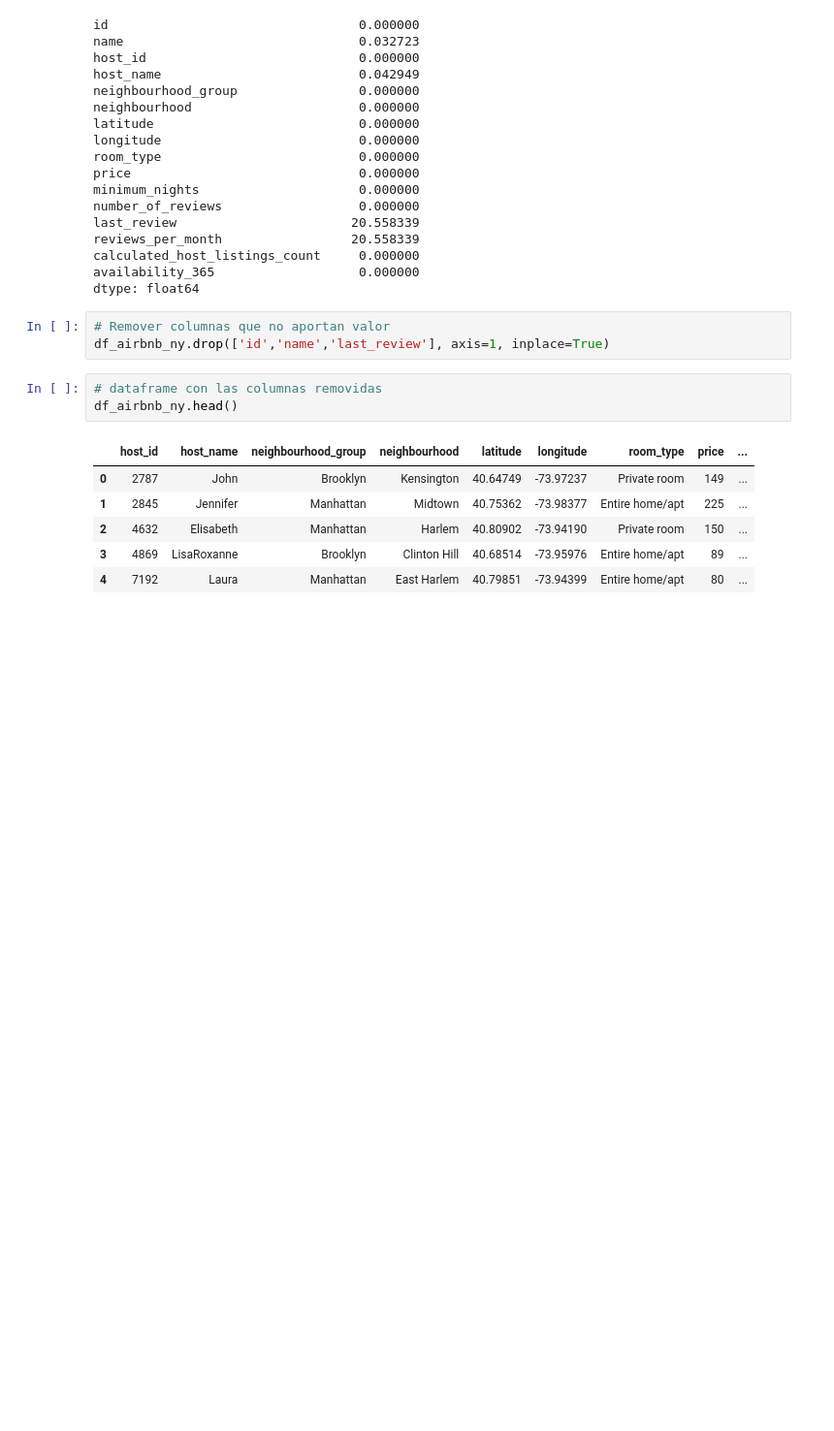
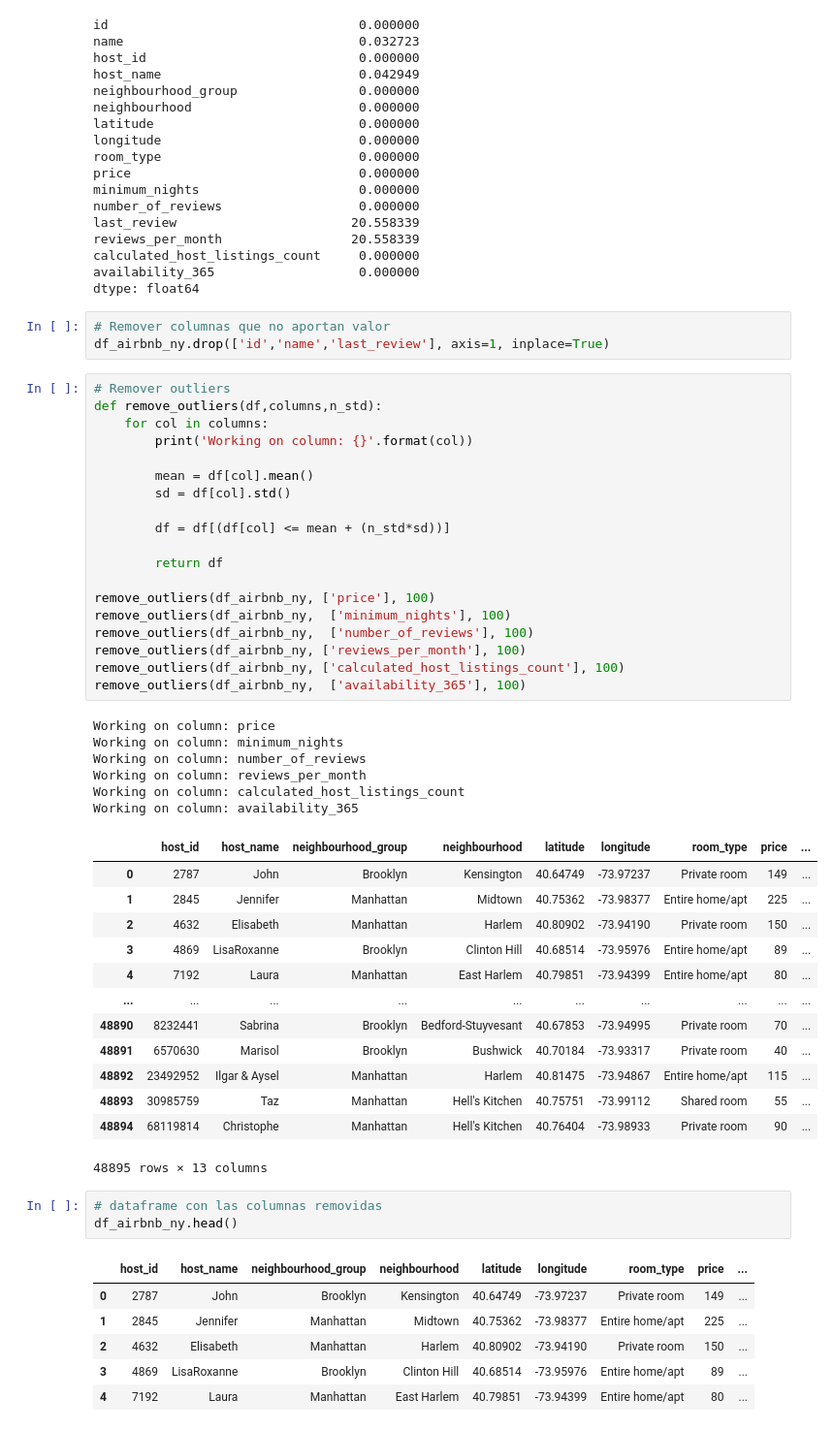
Before and after one commit to fevc08/new_york_city_airbnb_eda, a Jupyter notebook: src/explore.ipynb, the cells around one changed output. Shown at 97% size. Drawn from its saved outputs; the diff is of its cells as text; blank space fills up the shorter version.

```diff
--- a/src/explore.ipynb
+++ b/src/explore.ipynb
@@ -127,6 +127,45 @@ dtype: float64
 # %%
 # Remover columnas que no aportan valor
 df_airbnb_ny.drop(['id','name','last_review'], axis=1, inplace=True)
+# %%
+# Remover outliers
+def remove_outliers(df,columns,n_std):
+    for col in columns:
+        print('Working on column: {}'.format(col))
+
+        mean = df[col].mean()
+        sd = df[col].std()
+
+        df = df[(df[col] <= mean + (n_std*sd))]
+
+        return df
+
+remove_outliers(df_airbnb_ny, ['price'], 100)
+remove_outliers(df_airbnb_ny,  ['minimum_nights'], 100)
+remove_outliers(df_airbnb_ny,  ['number_of_reviews'], 100)
+remove_outliers(df_airbnb_ny, ['reviews_per_month'], 100)
+remove_outliers(df_airbnb_ny, ['calculated_host_listings_count'], 100)
+remove_outliers(df_airbnb_ny,  ['availability_365'], 100)
+# %% [output]
+Working on column: price
+Working on column: minimum_nights
+Working on column: number_of_reviews
+Working on column: reviews_per_month
+Working on column: calculated_host_listings_count
+Working on column: availability_365
+|  | host_id | host_name | neighbourhood_group | neighbourhood | latitude | longitude | room_type | price | ... |
+| 0 | 2787 | John | Brooklyn | Kensington | 40.64749 | -73.97237 | Private room | 149 | ... |
+| 1 | 2845 | Jennifer | Manhattan | Midtown | 40.75362 | -73.98377 | Entire home/apt | 225 | ... |
+| 2 | 4632 | Elisabeth | Manhattan | Harlem | 40.80902 | -73.94190 | Private room | 150 | ... |
+| 3 | 4869 | LisaRoxanne | Brooklyn | Clinton Hill | 40.68514 | -73.95976 | Entire home/apt | 89 | ... |
+| 4 | 7192 | Laura | Manhattan | East Harlem | 40.79851 | -73.94399 | Entire home/apt | 80 | ... |
+| ... | ... | ... | ... | ... | ... | ... | ... | ... | ... |
+| 48890 | 8232441 | Sabrina | Brooklyn | Bedford-Stuyvesant | 40.67853 | -73.94995 | Private room | 70 | ... |
+| 48891 | 6570630 | Marisol | Brooklyn | Bushwick | 40.70184 | -73.93317 | Private room | 40 | ... |
+| 48892 | 23492952 | Ilgar & Aysel | Manhattan | Harlem | 40.81475 | -73.94867 | Entire home/apt | 115 | ... |
+| 48893 | 30985759 | Taz | Manhattan | Hell's Kitchen | 40.75751 | -73.99112 | Shared room | 55 | ... |
+| 48894 | 68119814 | Christophe | Manhattan | Hell's Kitchen | 40.76404 | -73.98933 | Private room | 90 | ... |
+48895 rows × 13 columns
 # %%
 # dataframe con las columnas removidas
 df_airbnb_ny.head()
```
